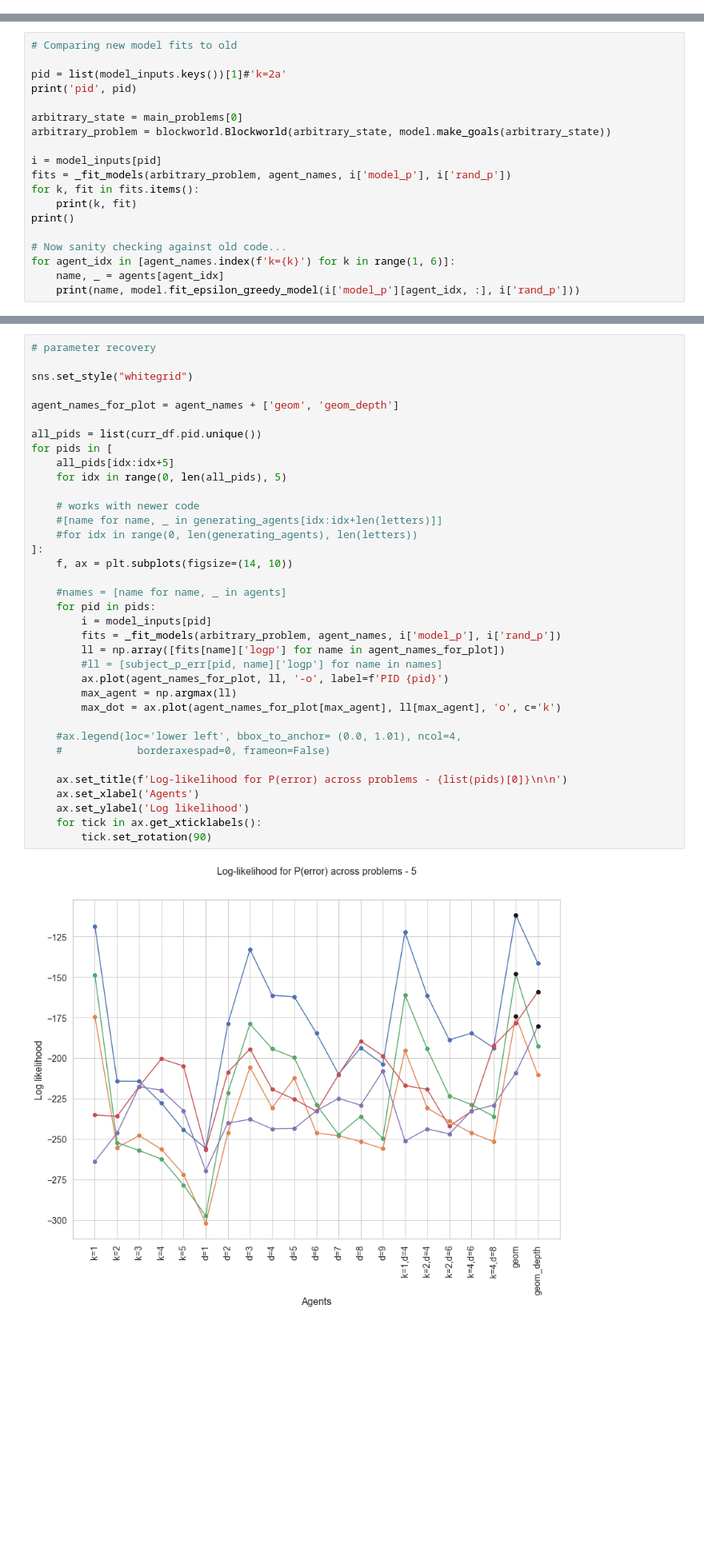
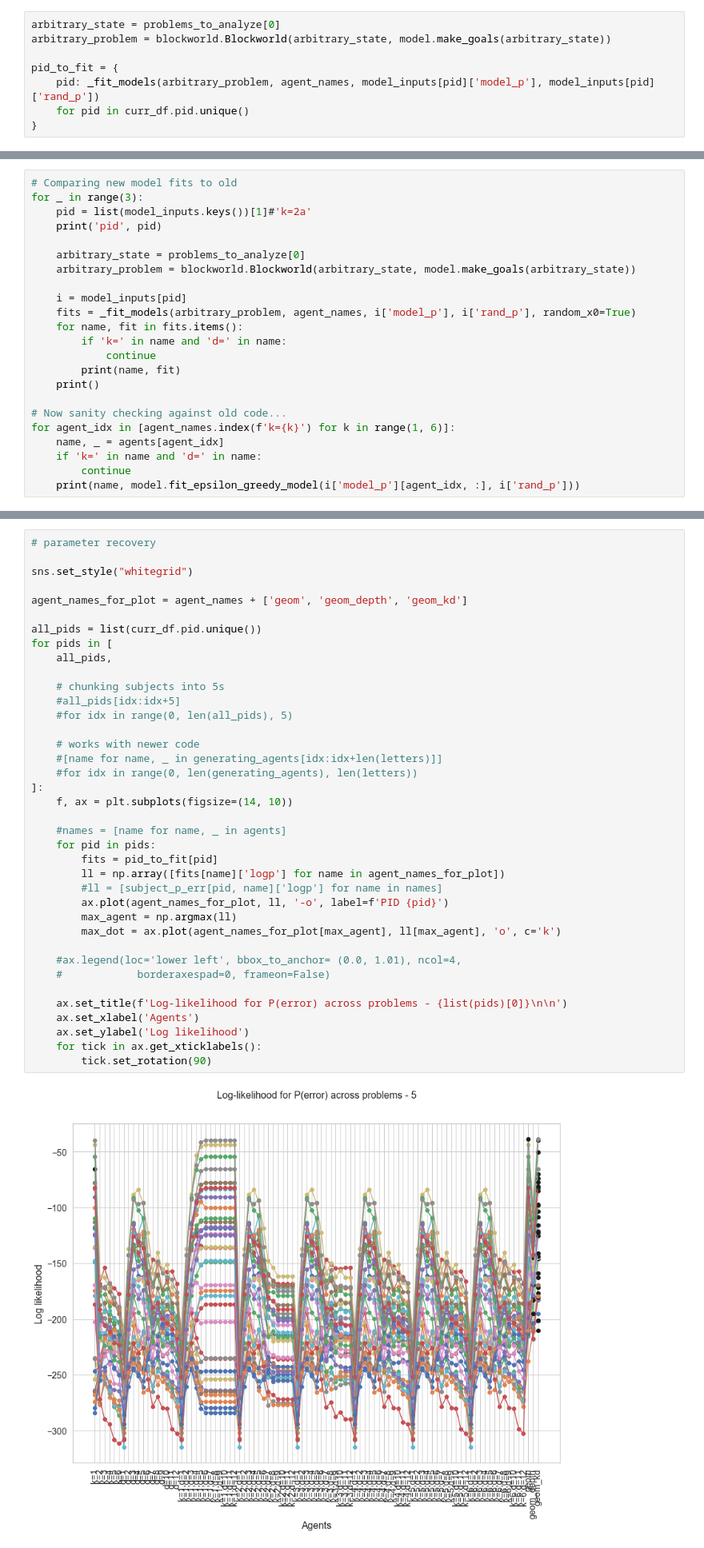
Before and after one commit to fredcallaway/multigoals, a Jupyter notebook: analysis/main.ipynb, the cells around one changed output, grey strips where cells are left out. Shown at 80% size. Drawn from its saved outputs; the diff is of its cells as text; blank space fills up the shorter version.

```diff
--- a/analysis/main.ipynb
+++ b/analysis/main.ipynb
@@ -699,3 +800,11 @@ def _fit_models(problem, agent_names, action_lk, rand_p):
     return out
 
 agent_names = [name for name, _ in agents]
+# %%
+arbitrary_state = problems_to_analyze[0]
+arbitrary_problem = blockworld.Blockworld(arbitrary_state, model.make_goals(arbitrary_state))
+
+pid_to_fit = {
+    pid: _fit_models(arbitrary_problem, agent_names, model_inputs[pid]['model_p'], model_inputs[pid]['rand_p'])
+    for pid in curr_df.pid.unique()
+}
@@ -702,21 +979,25 @@ agent_names = [name for name, _ in agents]
 # %%
 # Comparing new model fits to old
+for _ in range(3):
+    pid = list(model_inputs.keys())[1]#'k=2a'
+    print('pid', pid)
 
-pid = list(model_inputs.keys())[1]#'k=2a'
-print('pid', pid)
+    arbitrary_state = problems_to_analyze[0]
+    arbitrary_problem = blockworld.Blockworld(arbitrary_state, model.make_goals(arbitrary_state))
 
-arbitrary_state = main_problems[0]
-arbitrary_problem = blockworld.Blockworld(arbitrary_state, model.make_goals(arbitrary_state))
-
-i = model_inputs[pid]
-fits = _fit_models(arbitrary_problem, agent_names, i['model_p'], i['rand_p'])
-for k, fit in fits.items():
-    print(k, fit)
-print()
+    i = model_inputs[pid]
+    fits = _fit_models(arbitrary_problem, agent_names, i['model_p'], i['rand_p'], random_x0=True)
+    for name, fit in fits.items():
+        if 'k=' in name and 'd=' in name:
+            continue
+        print(name, fit)
+    print()
 
 # Now sanity checking against old code...
 for agent_idx in [agent_names.index(f'k={k}') for k in range(1, 6)]:
     name, _ = agents[agent_idx]
+    if 'k=' in name and 'd=' in name:
+        continue
     print(name, model.fit_epsilon_greedy_model(i['model_p'][agent_idx, :], i['rand_p']))
 # %% [output]
 pid 4
@@ -741,36 +1022,38 @@ k=5 {'p_err': 0.32653061224489793, 'logp': -271.8963027850632}
 
 sns.set_style("whitegrid")
 
-agent_names_for_plot = agent_names + ['geom', 'geom_depth']
+agent_names_for_plot = agent_names + ['geom', 'geom_depth', 'geom_kd']
 
 all_pids = list(curr_df.pid.unique())
 for pids in [
-    all_pids[idx:idx+5]
-    for idx in range(0, len(all_pids), 5)
+    all_pids,
+
+    # chunking subjects into 5s
+    #all_pids[idx:idx+5]
+    #for idx in range(0, len(all_pids), 5)
 
     # works with newer code
     #[name for name, _ in generating_agents[idx:idx+len(letters)]]
     #for idx in range(0, len(generating_agents), len(letters))
 ]:
     f, ax = plt.subplots(figsize=(14, 10))
 
     #names = [name for name, _ in agents]
     for pid in pids:
-        i = model_inputs[pid]
-        fits = _fit_models(arbitrary_problem, agent_names, i['model_p'], i['rand_p'])
+        fits = pid_to_fit[pid]
         ll = np.array([fits[name]['logp'] for name in agent_names_for_plot])
         #ll = [subject_p_err[pid, name]['logp'] for name in names]
         ax.plot(agent_names_for_plot, ll, '-o', label=f'PID {pid}')
         max_agent = np.argmax(ll)
         max_dot = ax.plot(agent_names_for_plot[max_agent], ll[max_agent], 'o', c='k')
 
     #ax.legend(loc='lower left', bbox_to_anchor= (0.0, 1.01), ncol=4,
     #            borderaxespad=0, frameon=False)
 
     ax.set_title(f'Log-likelihood for P(error) across problems - {list(pids)[0]}\n\n')
     ax.set_xlabel('Agents')
     ax.set_ylabel('Log likelihood')
     for tick in ax.get_xticklabels():
         tick.set_rotation(90)
 # %% [output]
-[figure, old version]
+[figure, new version]
```
Also changed, not shown: parts of 18 cells of this notebook.
